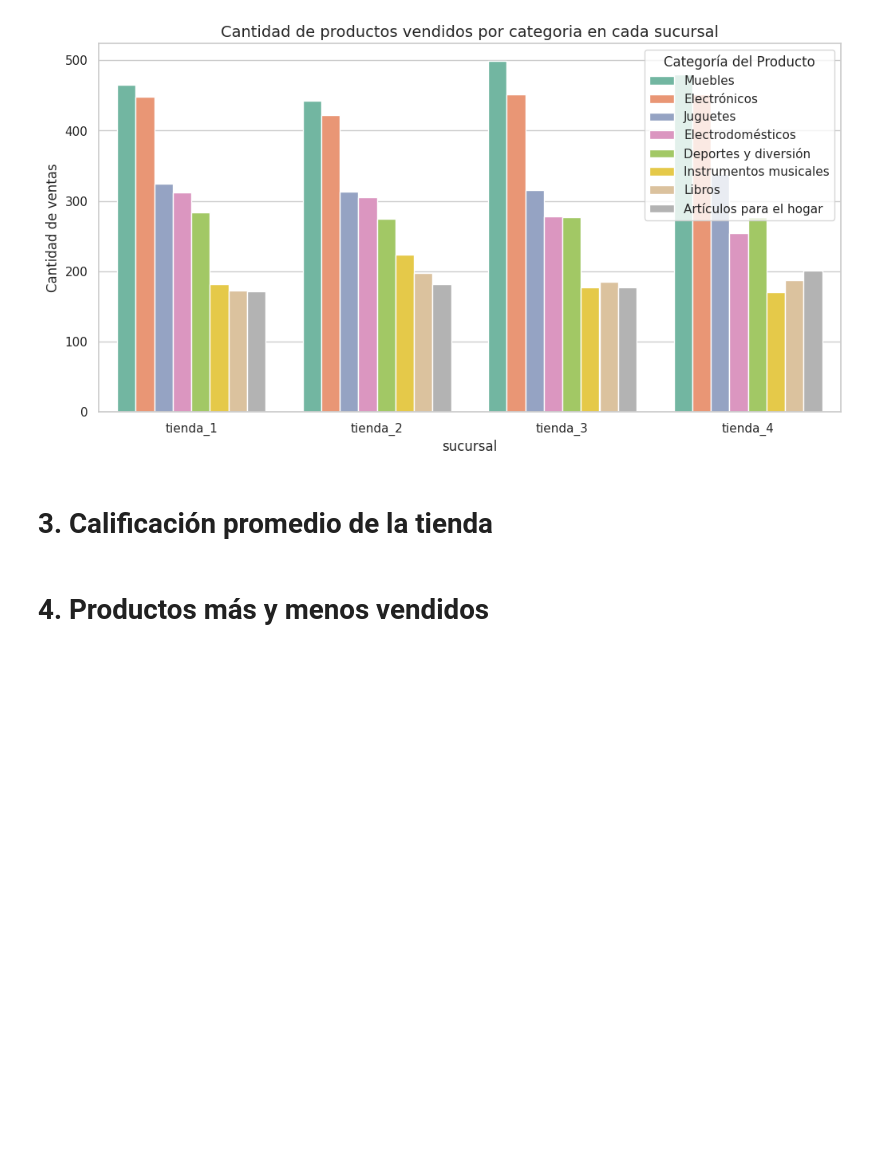
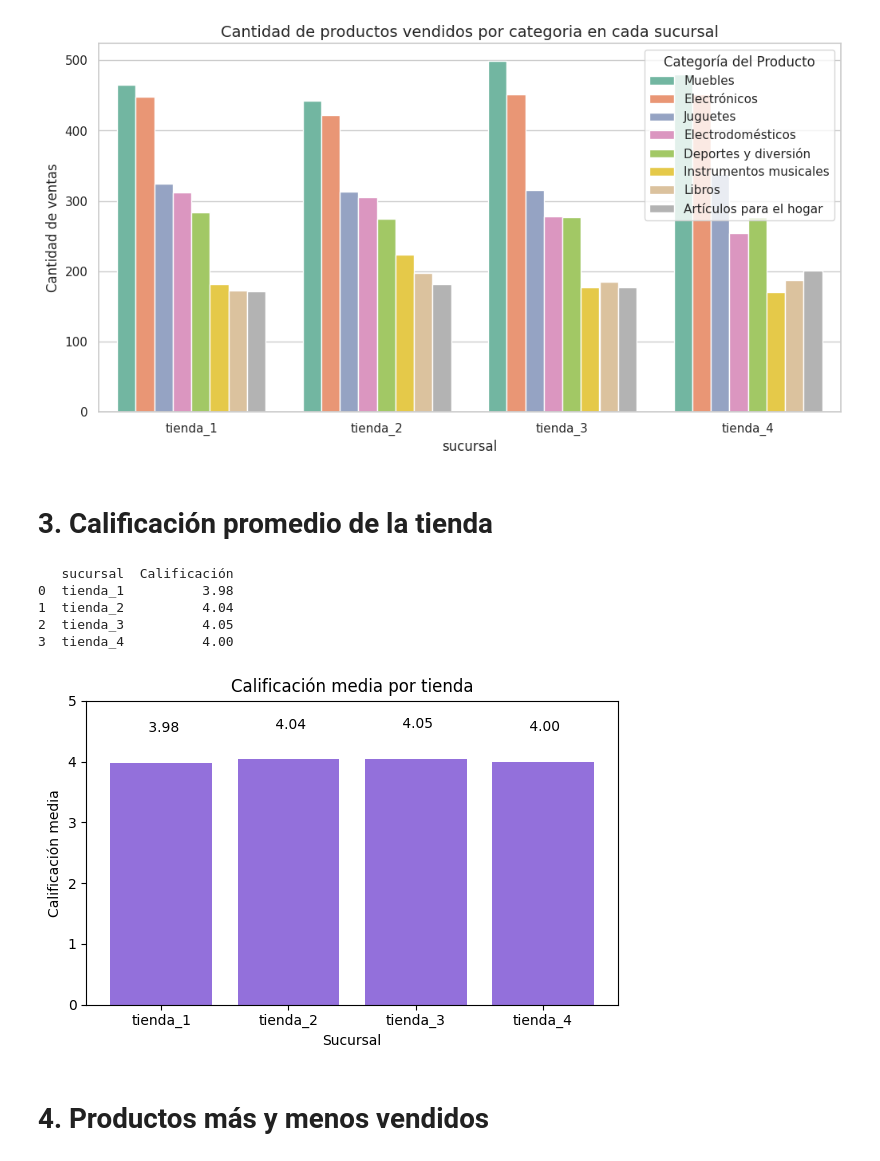
Before and after one commit to DANIELGOMEZACEVEDO/CHALLENGE_ALURA_STORE, a Jupyter notebook: AluraStoreLatam.ipynb, the cells around one changed output. Cells and saved outputs as stored; diff of their text form; code cells hidden in the pictures; blank space fills up the shorter version.

```diff
--- a/AluraStoreLatam.ipynb
+++ b/AluraStoreLatam.ipynb
@@ -119,5 +118,41 @@ plt.xticks(rotation=0)
 [figure]
 # %% [markdown]
 # 3. Calificación promedio de la tienda
+# %%
+tienda1["sucursal"] = "tienda_1"
+tienda2["sucursal"] = "tienda_2"
+tienda3["sucursal"] = "tienda_3"
+tienda4["sucursal"] = "tienda_4"
+
+df_total = pd.concat([tienda1, tienda2, tienda3, tienda4], ignore_index=True)
+
+prom_calificacion = df_total.groupby("sucursal")["Calificación"].mean().reset_index()
+
+prom_calificacion["Calificación"] = prom_calificacion["Calificación"].round(2)
+print(prom_calificacion)
+# %% [output]
+   sucursal  Calificación
+0  tienda_1          3.98
+1  tienda_2          4.04
+2  tienda_3          4.05
+3  tienda_4          4.00
+# %%
+import matplotlib.pyplot as plt
+
+plt.figure(figsize=(6,4))
+plt.bar(prom_calificacion["sucursal"], prom_calificacion["Calificación"],color= "mediumpurple")
+
+plt.title("Calificación media por tienda")
+plt.xlabel("Sucursal")
+plt.ylabel("Calificación media")
+plt.ylim(0,5)
+
+for i, valor in enumerate(prom_calificacion["Calificación"]):
+  plt.text(i, valor + 0.5, f" {valor:.2f}", ha= "center")
+
+plt.tight_layout()
+plt.show()
+# %% [output]
+[figure, added]
 # %% [markdown]
 # 4. Productos más y menos vendidos
```
Also changed, not shown: parts of 6 cells of this notebook.
